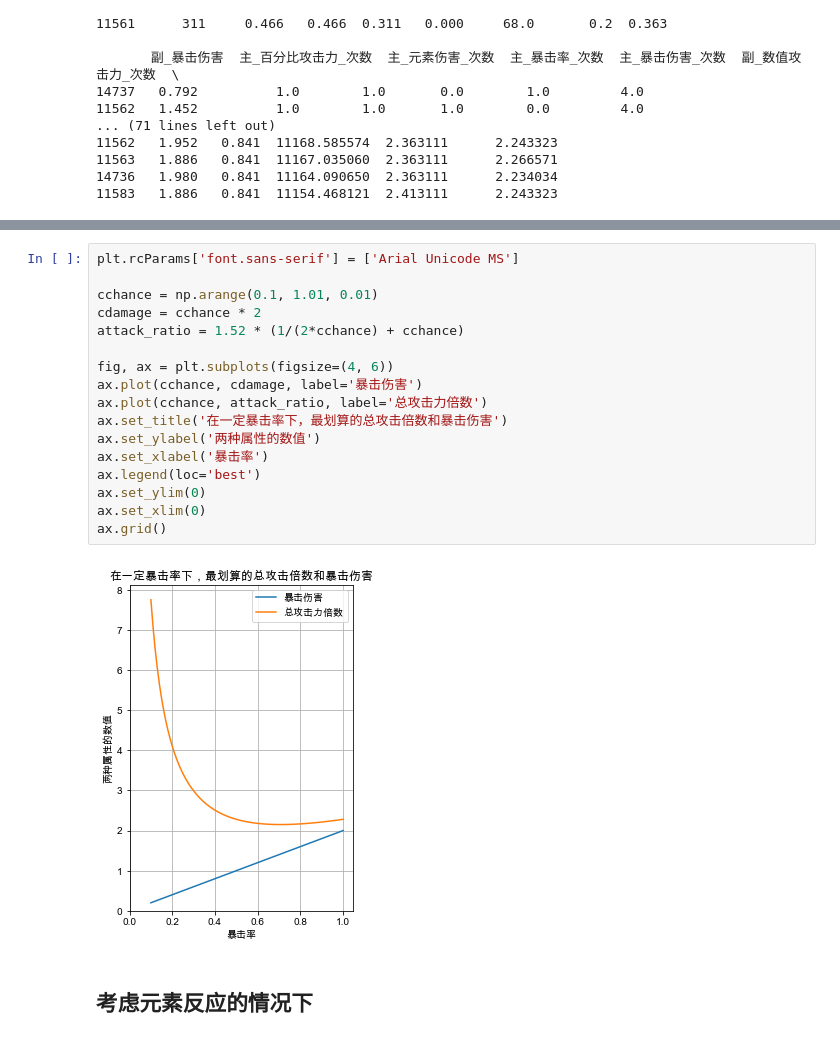
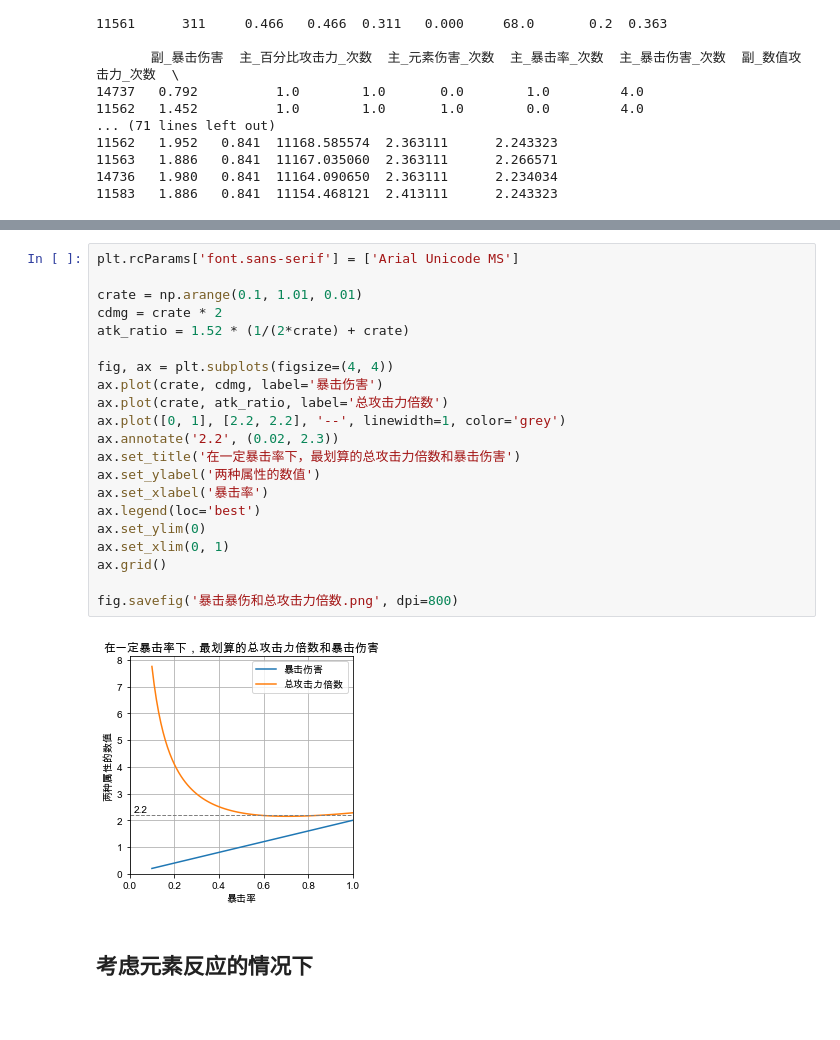
Before and after one commit to Crayon-ShinChan/Genshin, a Jupyter notebook: damage_cal.ipynb, the cells around one changed output, grey strips where cells are left out. Saved outputs shown, nothing was run; the diff lists cells and outputs as text; blank space fills up the shorter version.

```diff
--- a/damage_cal.ipynb
+++ b/damage_cal.ipynb
@@ -352,22 +365,26 @@ results[1].head()
 # %%
 plt.rcParams['font.sans-serif'] = ['Arial Unicode MS']
 
-cchance = np.arange(0.1, 1.01, 0.01)
-cdamage = cchance * 2
-attack_ratio = 1.52 * (1/(2*cchance) + cchance)
+crate = np.arange(0.1, 1.01, 0.01)
+cdmg = crate * 2
+atk_ratio = 1.52 * (1/(2*crate) + crate)
 
-fig, ax = plt.subplots(figsize=(4, 6))
-ax.plot(cchance, cdamage, label='暴击伤害')
-ax.plot(cchance, attack_ratio, label='总攻击力倍数')
-ax.set_title('在一定暴击率下，最划算的总攻击倍数和暴击伤害')
+fig, ax = plt.subplots(figsize=(4, 4))
+ax.plot(crate, cdmg, label='暴击伤害')
+ax.plot(crate, atk_ratio, label='总攻击力倍数')
+ax.plot([0, 1], [2.2, 2.2], '--', linewidth=1, color='grey')
+ax.annotate('2.2', (0.02, 2.3))
+ax.set_title('在一定暴击率下，最划算的总攻击力倍数和暴击伤害')
 ax.set_ylabel('两种属性的数值')
 ax.set_xlabel('暴击率')
 ax.legend(loc='best')
 ax.set_ylim(0)
-ax.set_xlim(0)
+ax.set_xlim(0, 1)
 ax.grid()
+
+fig.savefig('暴击暴伤和总攻击力倍数.png', dpi=800)
 # %% [output]
-[figure, old version]
+[figure, new version]
 # %% [markdown]
 ## 考虑元素反应的情况下
 # %%
```
Also changed, not shown: parts of 9 cells of this notebook, 2 other files.
